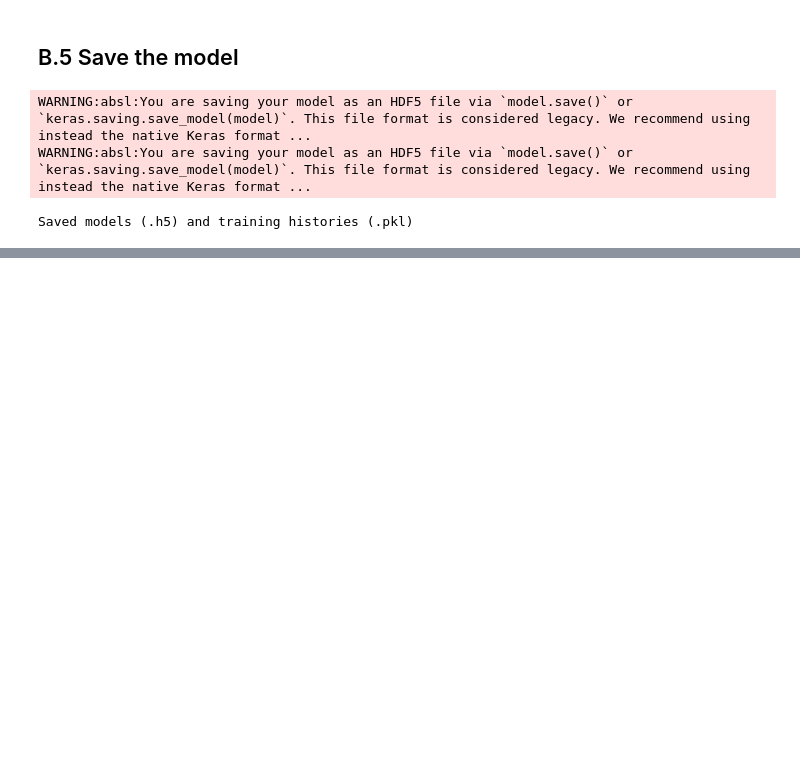
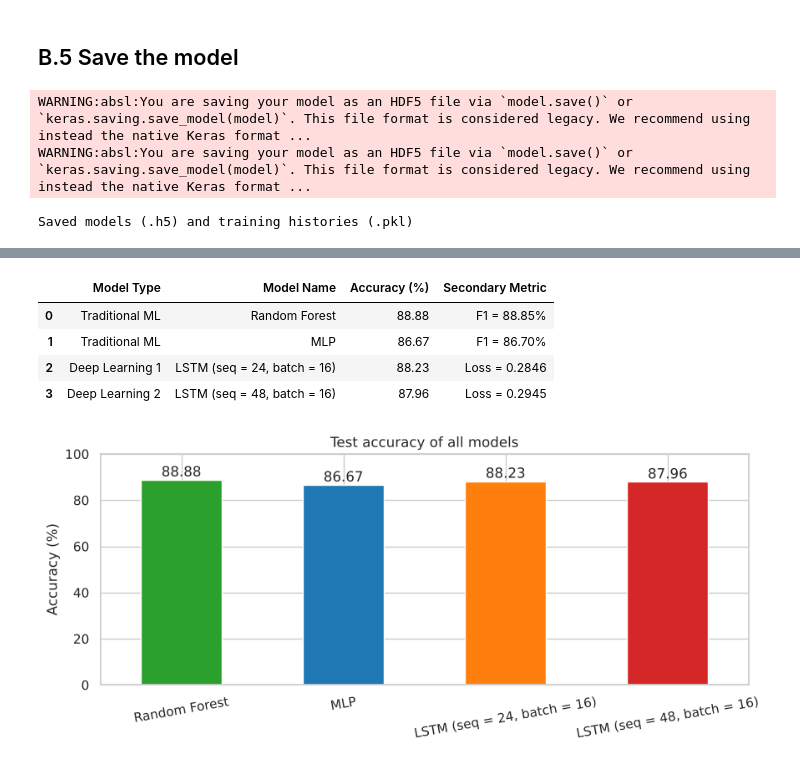
Before and after one commit to khanhnedu2006-byte/portfolio-for-COS40007, a Jupyter notebook: Portfolio_Assessment_3_SeoulBike.ipynb, the cells around one changed output, grey strips where cells are left out. Saved outputs shown, nothing was run; the diff lists cells and outputs as text; code cells hidden in the pictures; blank space fills up the shorter version.

Commit message:
Portfolio 3 Part C: master results table and reflection

```diff
--- a/Portfolio_Assessment_3_SeoulBike.ipynb
+++ b/Portfolio_Assessment_3_SeoulBike.ipynb
@@ -360,0 +364,25 @@ Saved models (.h5) and training histories (.pkl)
+# %%
+master = pd.DataFrame([
+    ["Traditional ML", "Random Forest", ml_table.loc["Random Forest", "Accuracy (%)"], "F1 = %.2f%%" % ml_table.loc["Random Forest", "F1 weighted (%)"]],
+    ["Traditional ML", "MLP", ml_table.loc["MLP", "Accuracy (%)"], "F1 = %.2f%%" % ml_table.loc["MLP", "F1 weighted (%)"]],
+    ["Deep Learning 1", f"LSTM (seq = {SEQ_LEN}, batch = {best_batch})", test_acc_1 * 100, "Loss = %.4f" % test_loss_1],
+    ["Deep Learning 2", f"LSTM (seq = {SEQ_LEN_2}, batch = {best_batch})", test_acc_2 * 100, "Loss = %.4f" % test_loss_2],
+], columns=["Model Type", "Model Name", "Accuracy (%)", "Secondary Metric"]).round(2)
+display(master)
+
+ax = master.set_index("Model Name")["Accuracy (%)"].plot(kind="bar", figsize=(9, 4), rot=10, ylim=(0, 100),
+                                                          color=["tab:green", "tab:blue", "tab:orange", "tab:red"])
+ax.bar_label(ax.containers[0], fmt="%.2f")
+ax.set_title("Test accuracy of all models")
+ax.set_ylabel("Accuracy (%)")
+ax.set_xlabel("")
+plt.tight_layout()
+plt.savefig("partC_all_models.png", dpi=150)
+plt.show()
+# %% [output]
+|  | Model Type | Model Name | Accuracy (%) | Secondary Metric |
+| 0 | Traditional ML | Random Forest | 88.88 | F1 = 88.85% |
+| 1 | Traditional ML | MLP | 86.67 | F1 = 86.70% |
+| 2 | Deep Learning 1 | LSTM (seq = 24, batch = 16) | 88.23 | Loss = 0.2846 |
+| 3 | Deep Learning 2 | LSTM (seq = 48, batch = 16) | 87.96 | Loss = 0.2945 |
+[figure, added]
```
Also changed, not shown: parts of 2 cells of this notebook, 1 other file.
